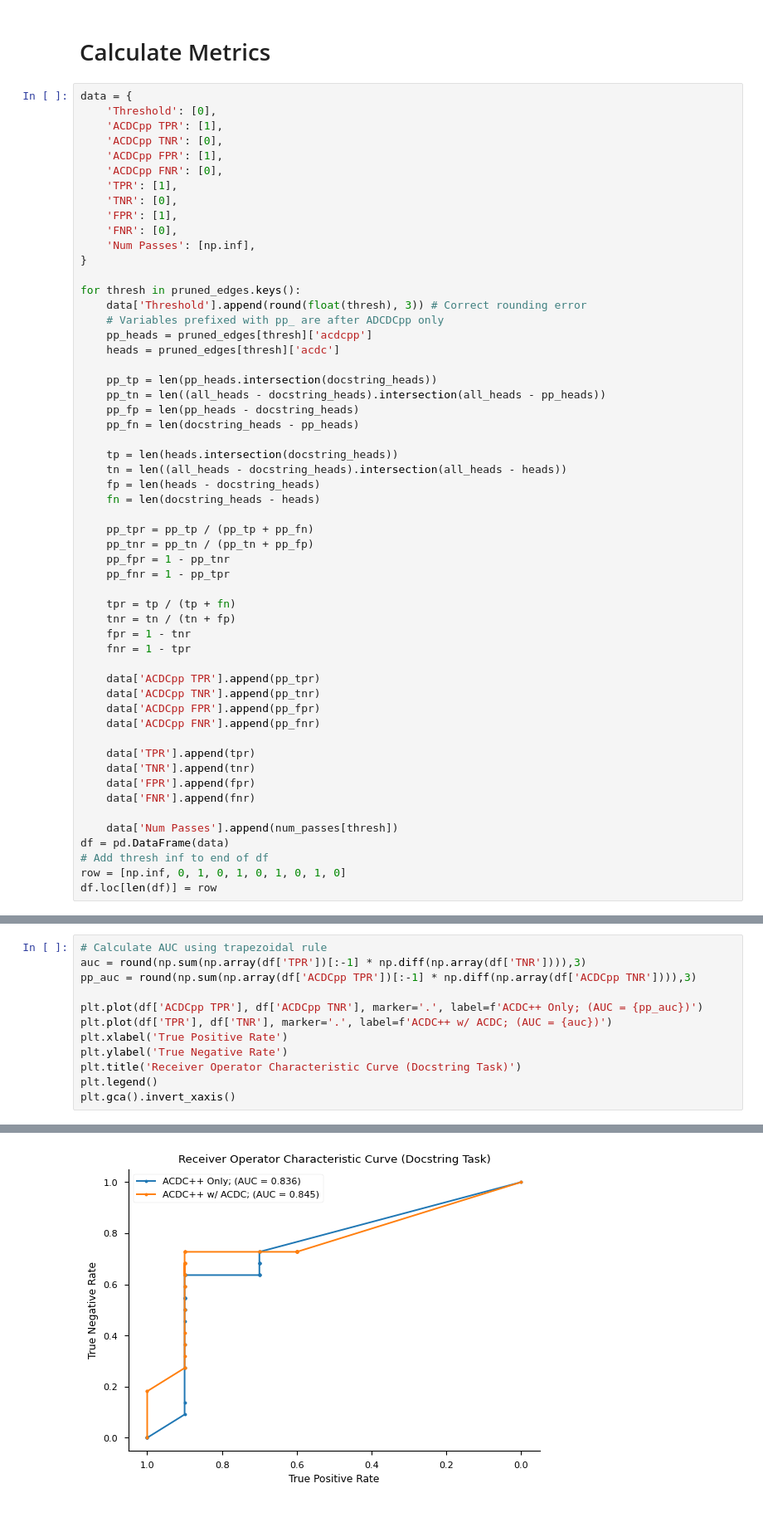
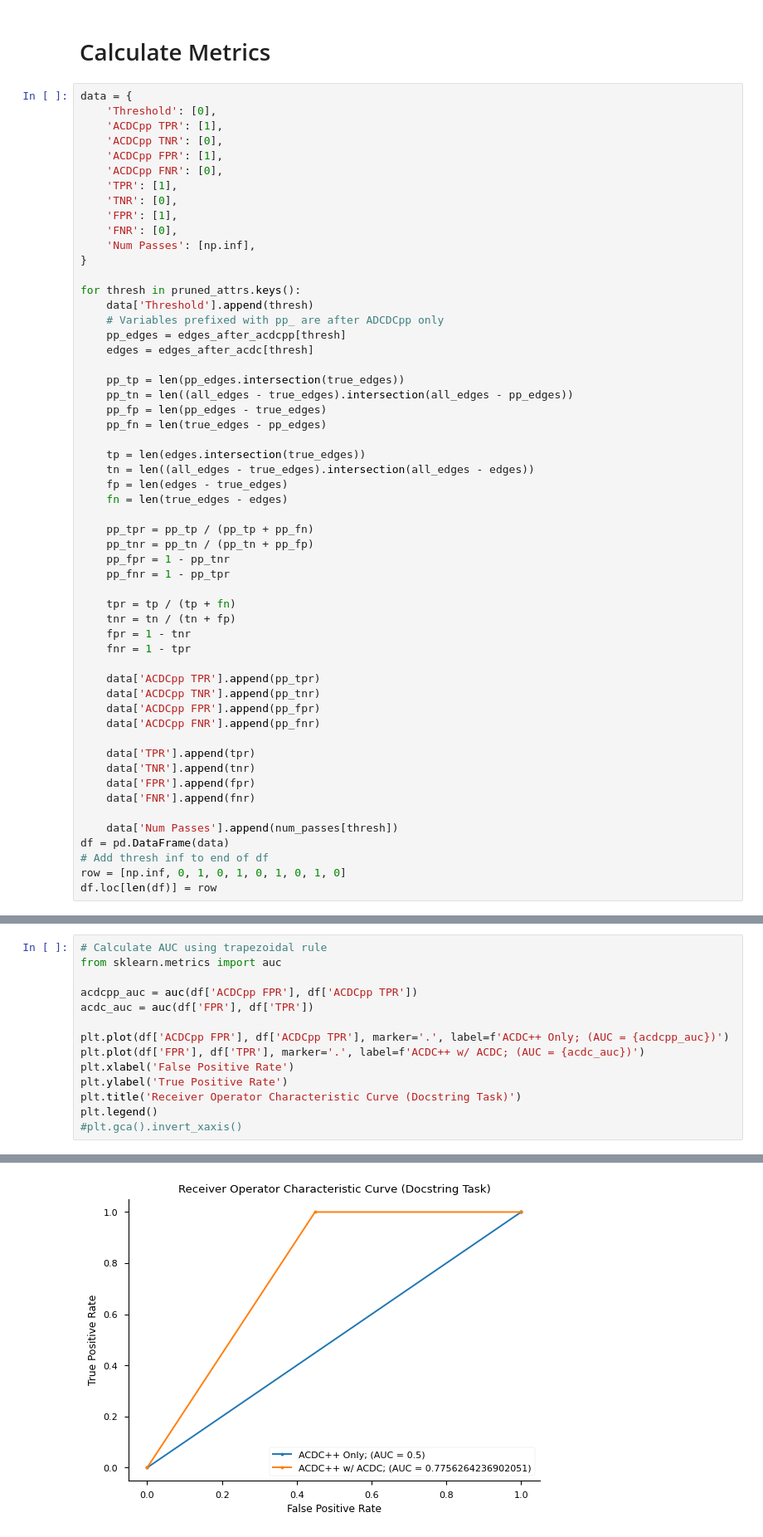
Before and after one commit to Aaquib111/edge-attribution-patching, a Jupyter notebook: docstring_task/Results Analysis.ipynb, the cells around one changed output, grey strips where cells are left out. Shown at 83% size. Cells and saved outputs as stored; diff of their text form.

```diff
--- a/docstring_task/Results Analysis.ipynb
+++ b/docstring_task/Results Analysis.ipynb
@@ -179,21 +186,21 @@ data = {
     'Num Passes': [np.inf],
 }
 
-for thresh in pruned_edges.keys():
-    data['Threshold'].append(round(float(thresh), 3)) # Correct rounding error
+for thresh in pruned_attrs.keys():
+    data['Threshold'].append(thresh)
     # Variables prefixed with pp_ are after ADCDCpp only
-    pp_heads = pruned_edges[thresh]['acdcpp']
-    heads = pruned_edges[thresh]['acdc']
+    pp_edges = edges_after_acdcpp[thresh]
+    edges = edges_after_acdc[thresh]
 
-    pp_tp = len(pp_heads.intersection(docstring_heads))
-    pp_tn = len((all_heads - docstring_heads).intersection(all_heads - pp_heads))
-    pp_fp = len(pp_heads - docstring_heads)
-    pp_fn = len(docstring_heads - pp_heads)
+    pp_tp = len(pp_edges.intersection(true_edges))
+    pp_tn = len((all_edges - true_edges).intersection(all_edges - pp_edges))
+    pp_fp = len(pp_edges - true_edges)
+    pp_fn = len(true_edges - pp_edges)
 
-    tp = len(heads.intersection(docstring_heads))
-    tn = len((all_heads - docstring_heads).intersection(all_heads - heads))
-    fp = len(heads - docstring_heads)
-    fn = len(docstring_heads - heads)
+    tp = len(edges.intersection(true_edges))
+    tn = len((all_edges - true_edges).intersection(all_edges - edges))
+    fp = len(edges - true_edges)
+    fn = len(true_edges - edges)
 
     pp_tpr = pp_tp / (pp_tp + pp_fn)
     pp_tnr = pp_tn / (pp_tn + pp_fp)
@@ -224,14 +238,16 @@ df.loc[len(df)] = row
 ![image.png](attachment:68b7dd2d-1ba3-46c1-be05-dbec2927f499.png)
 # %%
 # Calculate AUC using trapezoidal rule
-auc = round(np.sum(np.array(df['TPR'])[:-1] * np.diff(np.array(df['TNR']))),3)
-pp_auc = round(np.sum(np.array(df['ACDCpp TPR'])[:-1] * np.diff(np.array(df['ACDCpp TNR']))),3)
+from sklearn.metrics import auc
 
-plt.plot(df['ACDCpp TPR'], df['ACDCpp TNR'], marker='.', label=f'ACDC++ Only; (AUC = {pp_auc})')
-plt.plot(df['TPR'], df['TNR'], marker='.', label=f'ACDC++ w/ ACDC; (AUC = {auc})')
-plt.xlabel('True Positive Rate')
-plt.ylabel('True Negative Rate')
+acdcpp_auc = auc(df['ACDCpp FPR'], df['ACDCpp TPR'])
+acdc_auc = auc(df['FPR'], df['TPR'])
+
+plt.plot(df['ACDCpp FPR'], df['ACDCpp TPR'], marker='.', label=f'ACDC++ Only; (AUC = {acdcpp_auc})')
+plt.plot(df['FPR'], df['TPR'], marker='.', label=f'ACDC++ w/ ACDC; (AUC = {acdc_auc})')
+plt.xlabel('False Positive Rate')
+plt.ylabel('True Positive Rate')
 plt.title('Receiver Operator Characteristic Curve (Docstring Task)')
 plt.legend()
-plt.gca().invert_xaxis()
+#plt.gca().invert_xaxis()
 # %% [output]
@@ -238,4 +255,4 @@ plt.gca().invert_xaxis()
-[figure, old version]
+[figure, new version]
 # %%
 plt.plot(df['Threshold'], df['Num Passes'], marker='.')
 plt.xlabel('Threshold')
```
Also changed, not shown: parts of 8 cells of this notebook, 8 other files.
